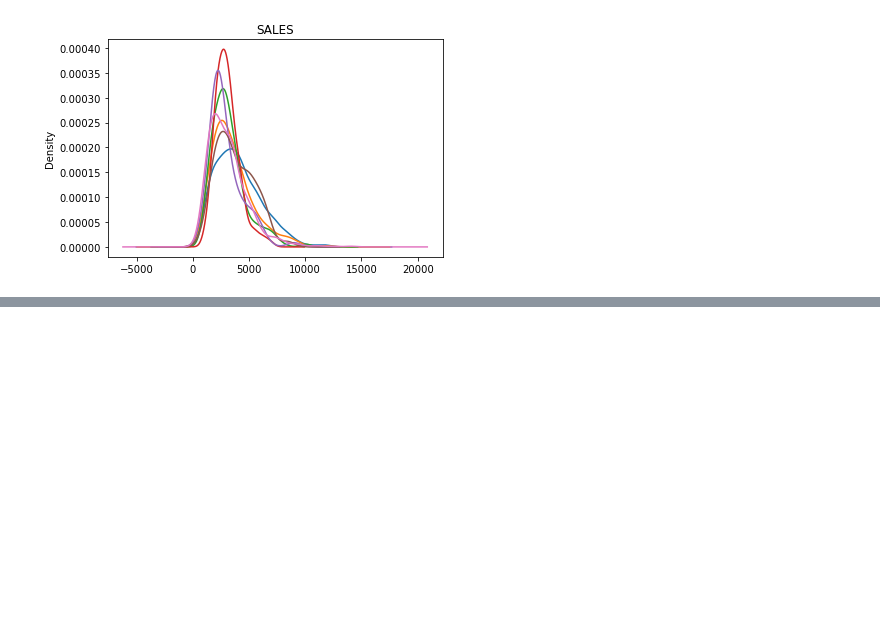
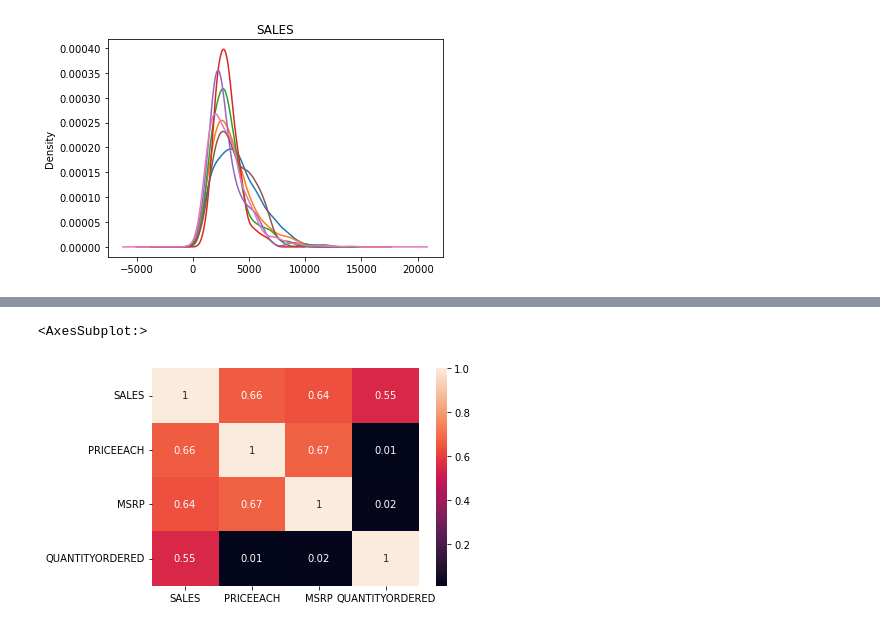
Before and after one commit to malouche/DSC2spring2022, a Jupyter notebook: Project Folder/Data Science Assignment 1.ipynb, the cells around one changed output, grey strips where cells are left out. Saved outputs shown, nothing was run; the diff lists cells and outputs as text; code cells hidden in the pictures; blank space fills up the shorter version.

```diff
--- a/Project Folder/Data Science Assignment 1.ipynb
+++ b/Project Folder/Data Science Assignment 1.ipynb
@@ -185,4 +198,7 @@ data.corr()
 # %%
 #Heat Map 1
-cormat=data[['','','','']].corr().round(2)
+cormat=data[['SALES','PRICEEACH','MSRP','QUANTITYORDERED']].corr().round(2)
 sns.heatmap(cormat, annot=True)
+# %% [output]
+<AxesSubplot:>
+[figure, added]
```
Also changed, not shown: parts of 7 cells of this notebook.
